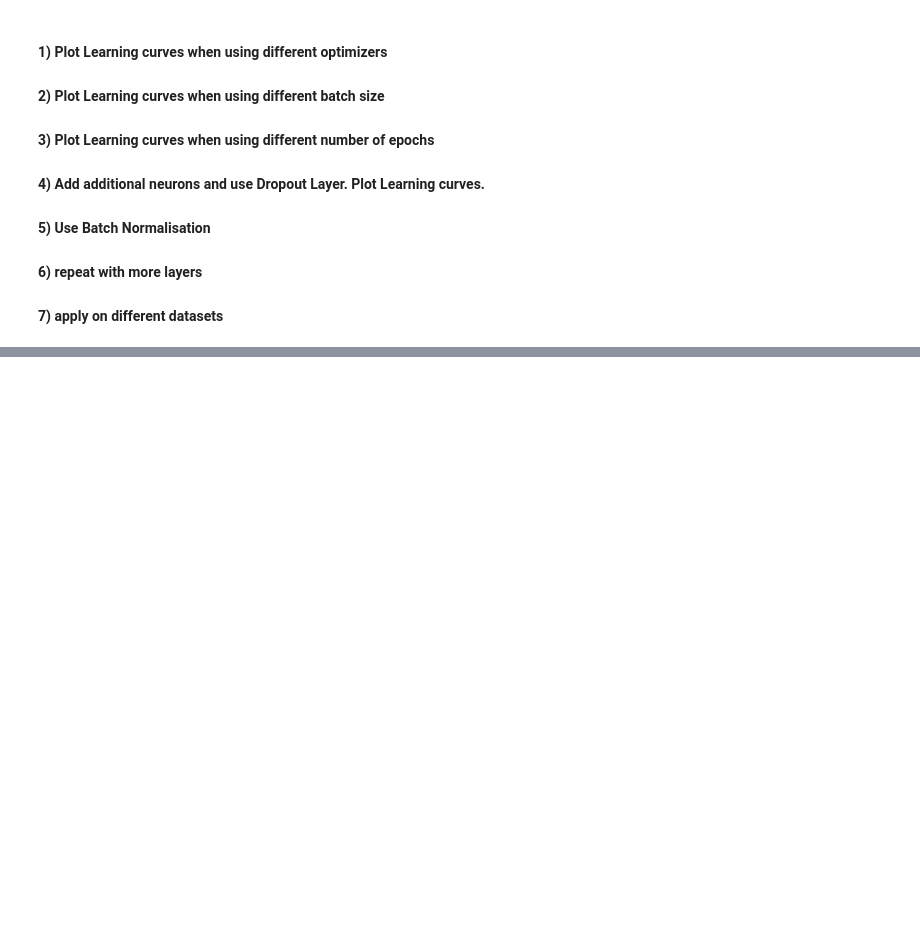
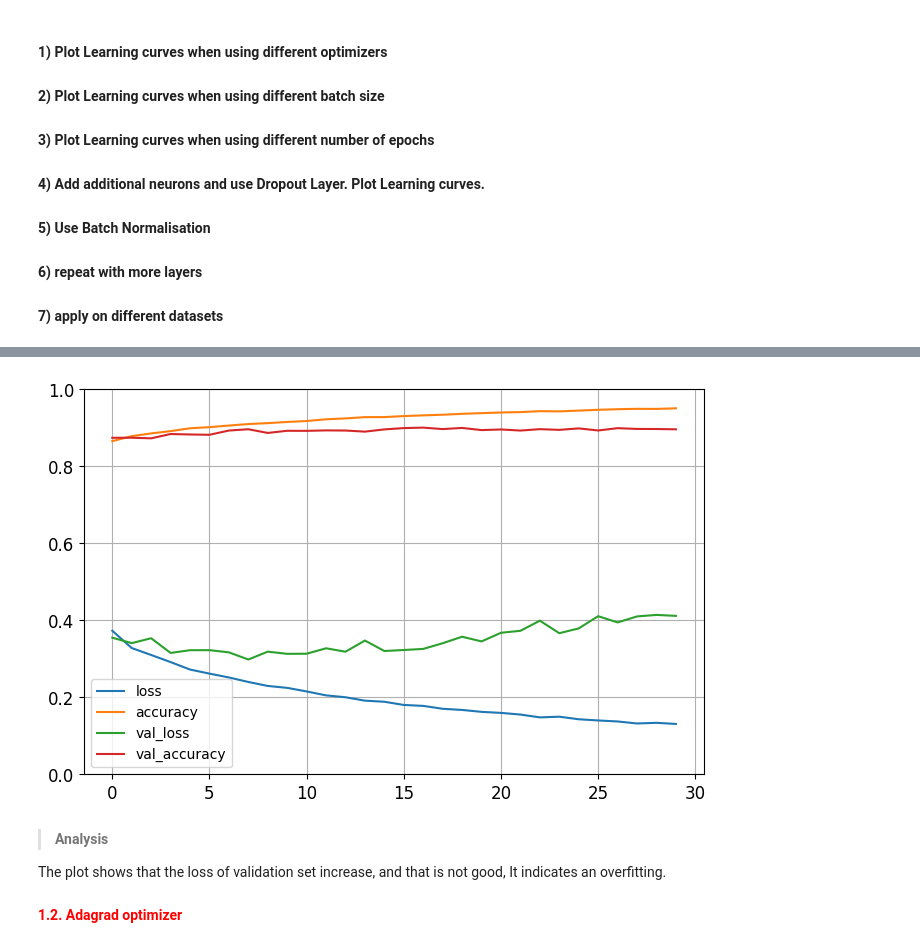
Before and after one commit to Developper85/Binary-Classification-with-Artificial-Neural-Networks-using-Keras, a Jupyter notebook: Notebooks_DL/ANN_with_keras.ipynb, the cells around one changed output, grey strips where cells are left out. Drawn from its saved outputs; the diff is of its cells as text; code cells hidden in the pictures; blank space fills up the shorter version.

```diff
--- a/Notebooks_DL/ANN_with_keras.ipynb
+++ b/Notebooks_DL/ANN_with_keras.ipynb
@@ -109,9 +135,2 @@ np.random.seed(42)
-# %%
-model = keras.models.Sequential([
-    keras.layers.Flatten(input_shape=[28, 28]),
-    keras.layers.Dense(300, activation="relu"),
-    keras.layers.Dense(100, activation="relu"),
-    keras.layers.Dense(10, activation="softmax")
-])
 # %%
 model.layers
@@ -205,0 +336,7 @@ plt.show()
+# %%
+model.compile(loss="sparse_categorical_crossentropy",
+              optimizer="adam",
+              metrics=["accuracy"])
+# %%
+history = model.fit(X_train, y_train, batch_size=32, epochs=30,
+                    validation_data=(X_valid, y_valid))
@@ -205,0 +361,13 @@ plt.show()
+# %%
+pd.DataFrame(history.history).plot(figsize=(8, 5))
+plt.grid(True)
+plt.gca().set_ylim(0, 1)
+plt.show()
+# %% [output]
+[figure, added]
+# %% [markdown]
+> <b> Analysis</b>
+
+The plot shows that the loss of validation set increase, and that is not good, It indicates an overfitting.
+# %% [markdown]
+<font color="Red"><b> 1.2. Adagrad optimizer</b></font>
```
Also changed, not shown: parts of 58 cells of this notebook.
